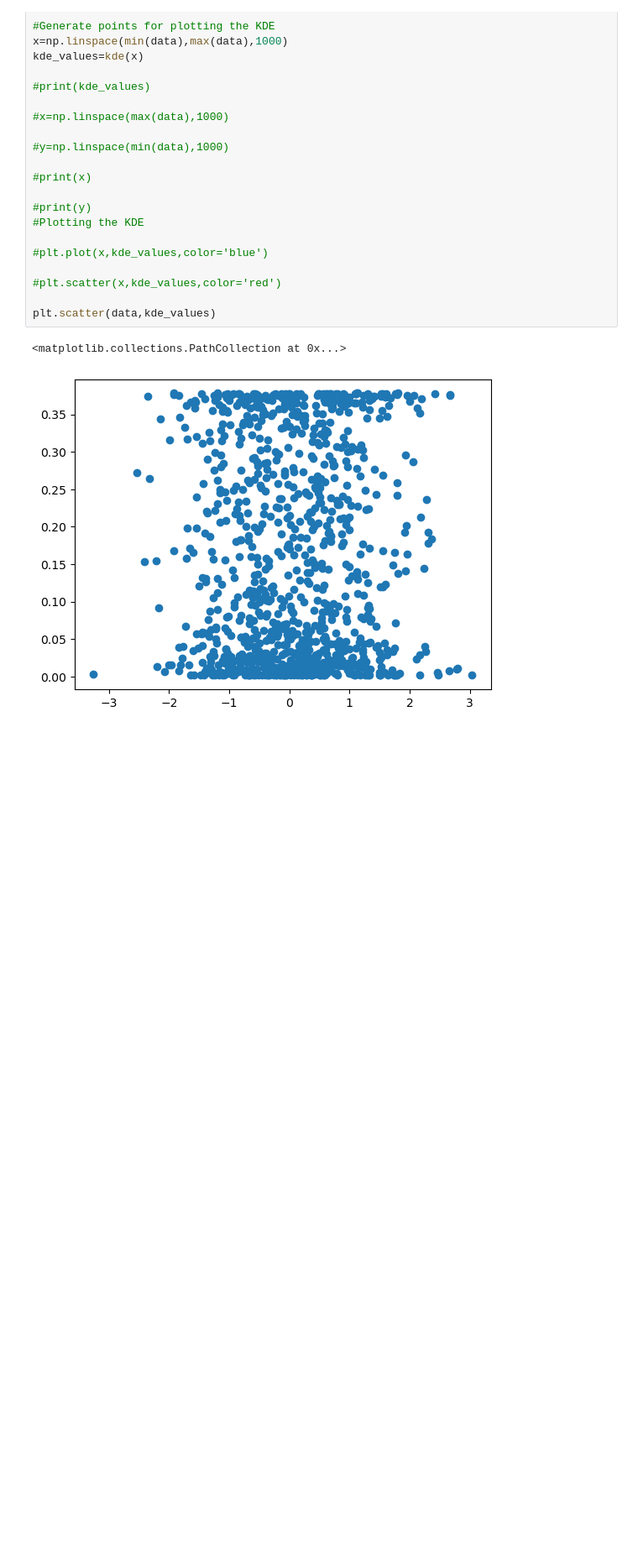
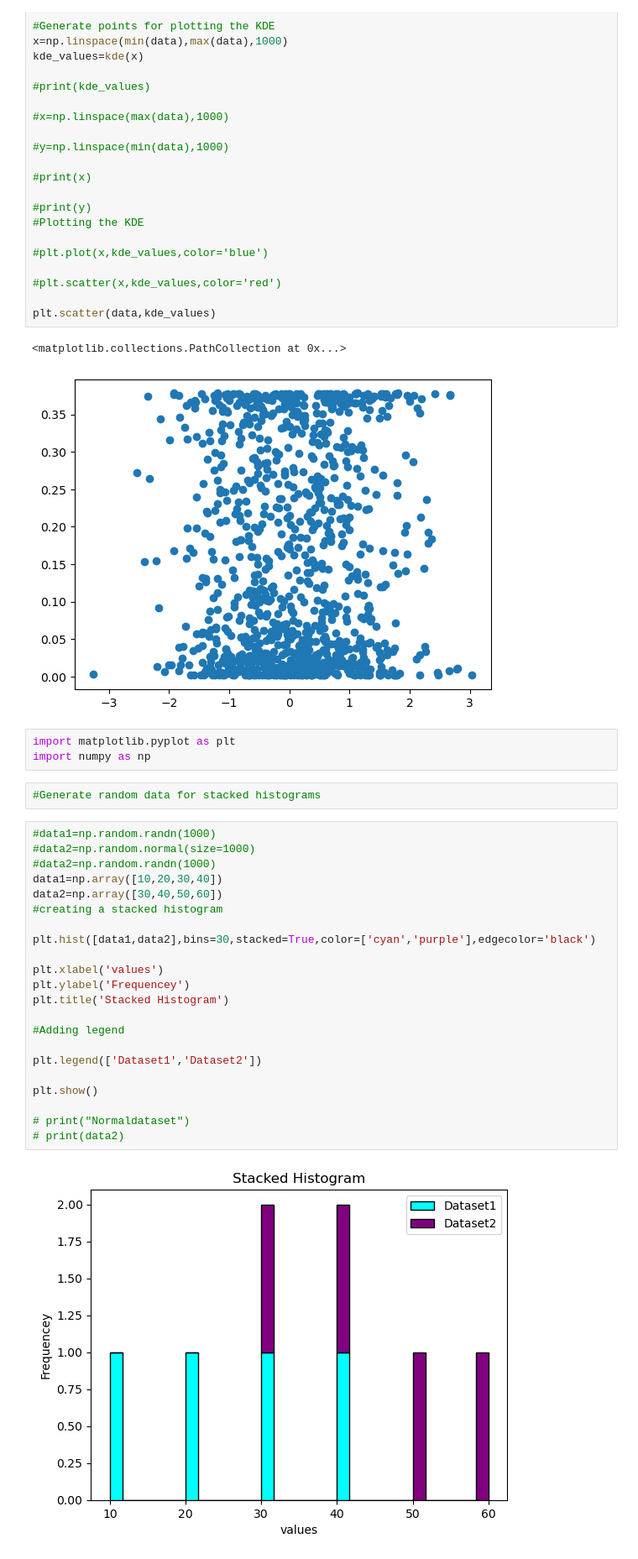
Before and after one commit to azartechnet/SanjithaBatch, a Jupyter notebook: Matplotlib.ipynb, the cells around one changed output. Shown at 84% size. Saved outputs shown, nothing was run; the diff lists cells and outputs as text; blank space fills up the shorter version.

```diff
--- a/Matplotlib.ipynb
+++ b/Matplotlib.ipynb
@@ -287,3 +287,32 @@ plt.scatter(data,kde_values)
 # %% [output]
 <matplotlib.collections.PathCollection at 0x...>
 [figure]
+# %%
+import matplotlib.pyplot as plt
+import numpy as np
+# %%
+#Generate random data for stacked histograms
+# %%
+#data1=np.random.randn(1000)
+#data2=np.random.normal(size=1000)
+#data2=np.random.randn(1000)
+data1=np.array([10,20,30,40])
+data2=np.array([30,40,50,60])
+#creating a stacked histogram
+
+plt.hist([data1,data2],bins=30,stacked=True,color=['cyan','purple'],edgecolor='black')
+
+plt.xlabel('values')
+plt.ylabel('Frequencey')
+plt.title('Stacked Histogram')
+
+#Adding legend
+
+plt.legend(['Dataset1','Dataset2'])
+
+plt.show()
+
+# print("Normaldataset")
+# print(data2)
+# %% [output]
+[figure, added]
```
Also changed, not shown: parts of 1 cell of this notebook.
